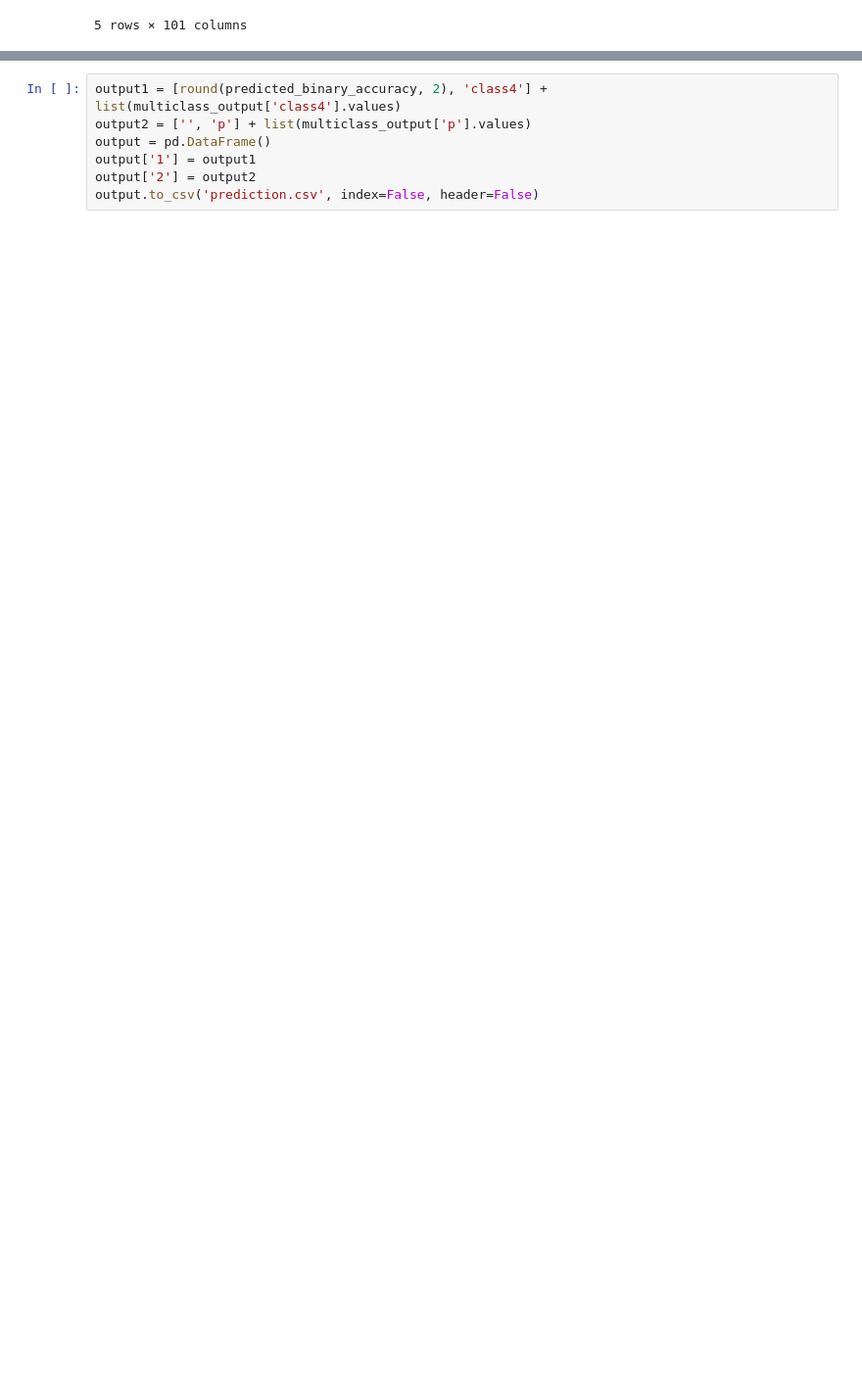
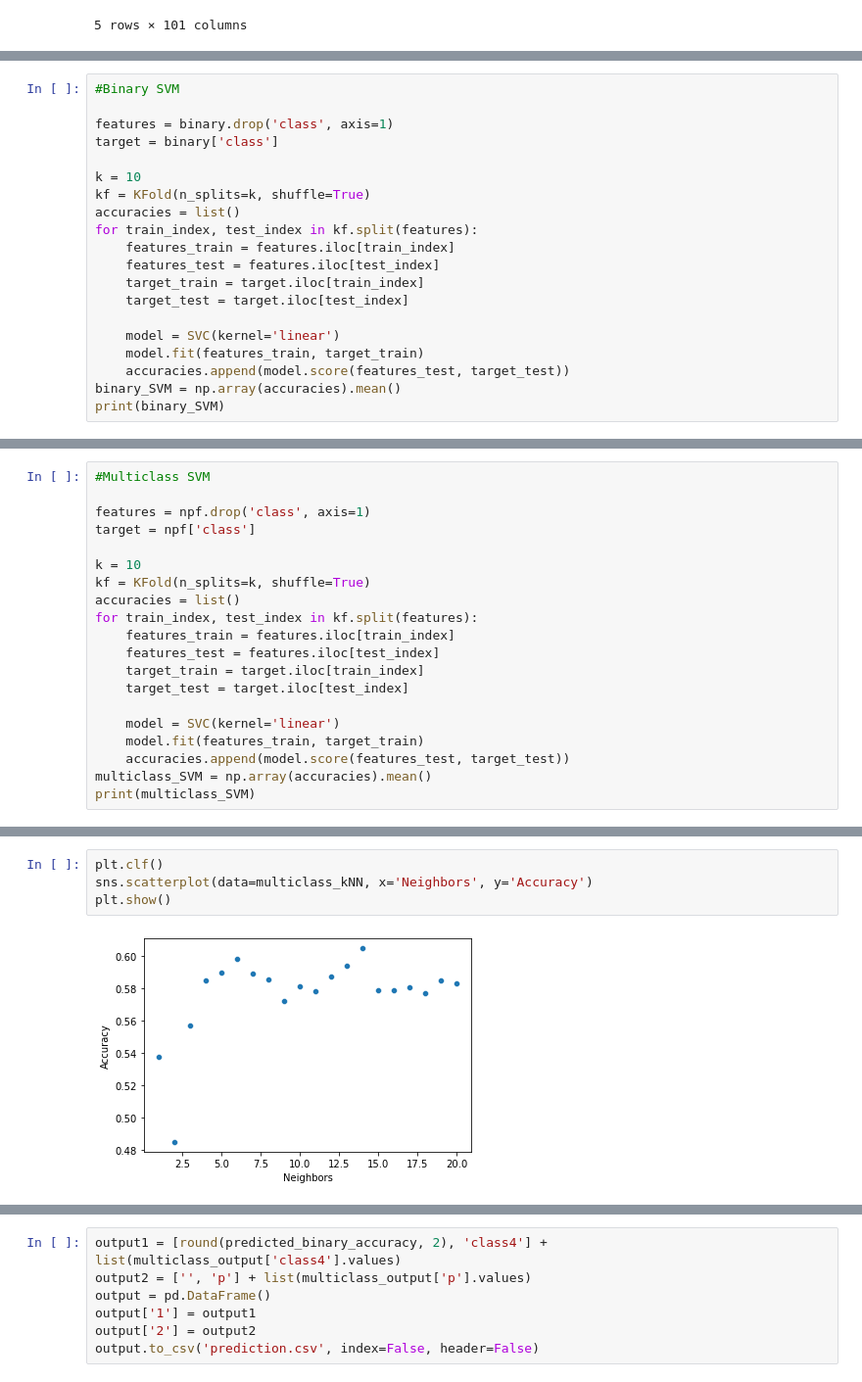
Before and after one commit to ToxPuro/Intro_to_ML_project, a Jupyter notebook: project.ipynb, the cells around one changed output, grey strips where cells are left out. Shown at 98% size. Saved outputs shown, nothing was run; the diff lists cells and outputs as text; blank space fills up the shorter version.

```diff
--- a/project.ipynb
+++ b/project.ipynb
@@ -63,0 +49,20 @@ print(multiclass_GNB)
+# %%
+#Binary SVM
+
+features = binary.drop('class', axis=1)
+target = binary['class']
+
+k = 10
+kf = KFold(n_splits=k, shuffle=True)
+accuracies = list()
+for train_index, test_index in kf.split(features):
+    features_train = features.iloc[train_index]
+    features_test = features.iloc[test_index]
+    target_train = target.iloc[train_index]
+    target_test = target.iloc[test_index]
+
+    model = SVC(kernel='linear')
+    model.fit(features_train, target_train)
+    accuracies.append(model.score(features_test, target_test))
+binary_SVM = np.array(accuracies).mean()
+print(binary_SVM)
@@ -63,0 +71,20 @@ print(multiclass_GNB)
+# %%
+#Multiclass SVM
+
+features = npf.drop('class', axis=1)
+target = npf['class']
+
+k = 10
+kf = KFold(n_splits=k, shuffle=True)
+accuracies = list()
+for train_index, test_index in kf.split(features):
+    features_train = features.iloc[train_index]
+    features_test = features.iloc[test_index]
+    target_train = target.iloc[train_index]
+    target_test = target.iloc[test_index]
+
+    model = SVC(kernel='linear')
+    model.fit(features_train, target_train)
+    accuracies.append(model.score(features_test, target_test))
+multiclass_SVM = np.array(accuracies).mean()
+print(multiclass_SVM)
@@ -183,2 +230,8 @@ multiclass_kNN
+# %%
+plt.clf()
+sns.scatterplot(data=multiclass_kNN, x='Neighbors', y='Accuracy')
+plt.show()
+# %% [output]
+[figure, added]
 # %%
 #Binary k-Nearest Neighbors Classifier
```
Also changed, not shown: parts of 28 cells of this notebook.
